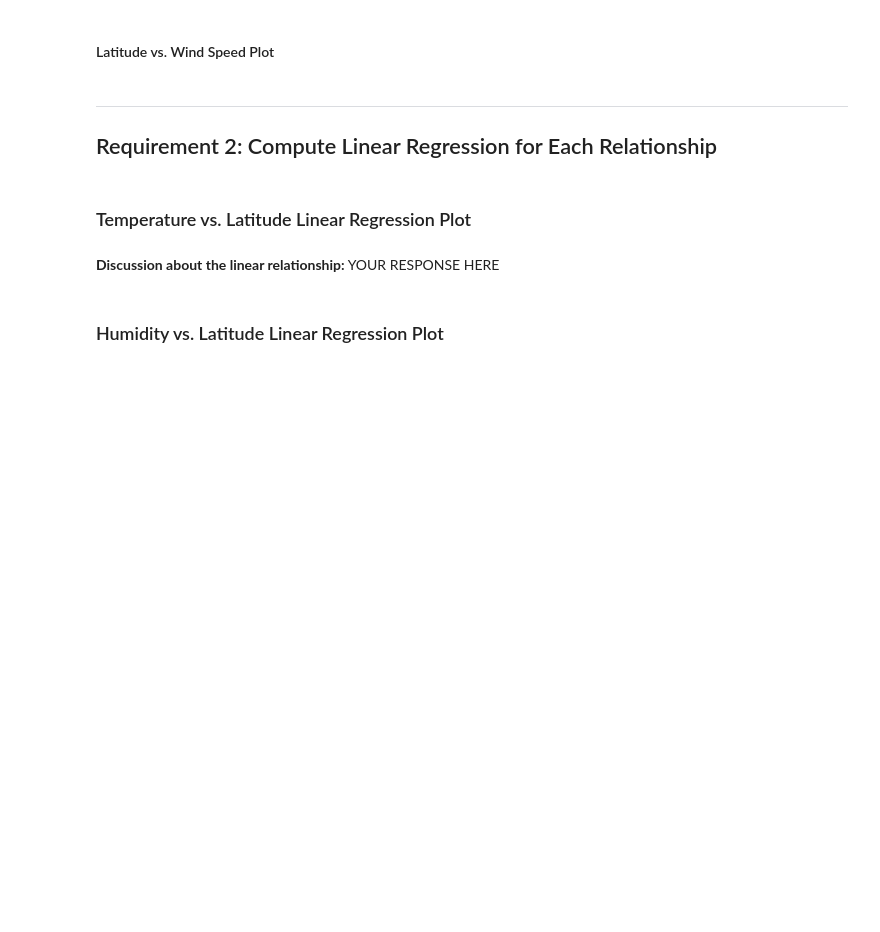
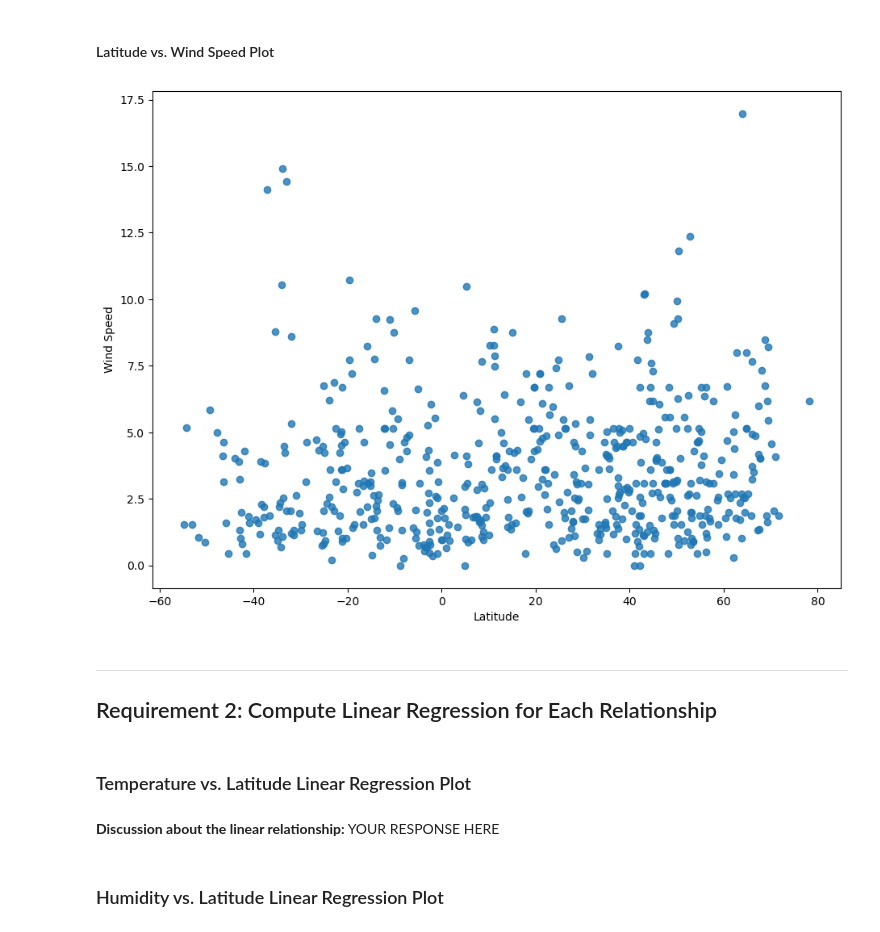
Before and after one commit to kimmiekc/python-api-challenge, a Jupyter notebook: WeatherPy/WeatherPy.ipynb, the cells around one changed output. Cells and saved outputs as stored; diff of their text form; code cells hidden in the pictures; blank space fills up the shorter version.

```diff
--- a/WeatherPy/WeatherPy.ipynb
+++ b/WeatherPy/WeatherPy.ipynb
@@ -247,17 +253,22 @@ plt.show()
 # %% [markdown]
 #### Latitude vs. Wind Speed Plot
 # %%
-# Build the scatter plots for latitude vs. wind speed
-# YOUR CODE HERE
+# Build the scatter plots for latitude vs. humidity
+x_values = city_data_df["Lat"]
+y_values = city_data_df["Wind Speed"]
 
 # Incorporate the other graph properties
-# YOUR CODE HERE
-
+fig1, ax1 = plt.subplots(figsize=(11,8))
+plt.scatter(x_values, y_values, marker="o", alpha=0.8)
+plt.xlabel("Latitude")
+plt.ylabel("Wind Speed")
 # Save the figure
-plt.savefig("output_data/Fig4.png")
+plt.savefig("../output_data/Fig4.png")
 
 # Show plot
 plt.show()
+# %% [output]
+[figure, added]
 # %% [markdown]
 ---
 
```
Also changed, not shown: parts of 9 cells of this notebook.
